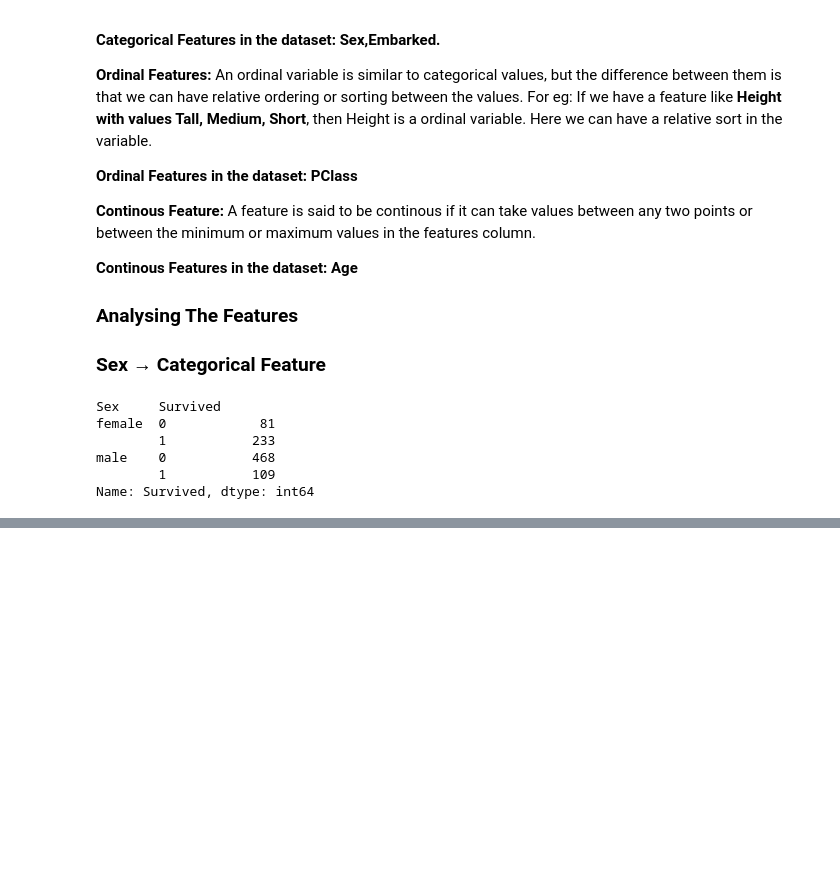
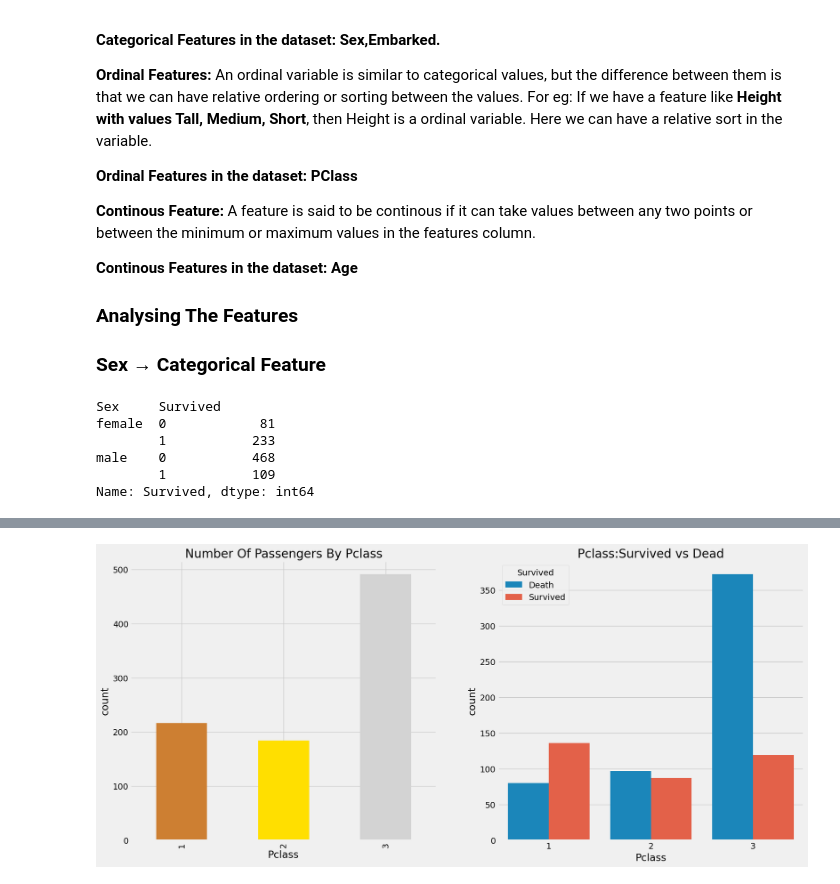
Before and after one commit to shinyfe74/Titanic_Prediction, a Jupyter notebook: EDA_to_Pred.ipynb, the cells around one changed output, grey strips where cells are left out. Cells and saved outputs as stored; diff of their text form; code cells hidden in the pictures; blank space fills up the shorter version.

```diff
--- a/EDA_to_Pred.ipynb
+++ b/EDA_to_Pred.ipynb
@@ -147,0 +177,12 @@ Name: Survived, dtype: int64
+# %%
+f, ax = plt.subplots(1,2, figsize=(18,8))
+data['Pclass'].value_counts().sort_index().plot.bar(color=['#CD7F32','#FFDF00','#D3D3D3'],ax=ax[0])
+#data[['Pclass', 'Survived']].groupby(['Pclass']).mean().plot.bar(ax=ax[0])
+ax[0].set_title('Number Of Passengers By Pclass')
+ax[0].set_ylabel('count')
+sns.countplot(x=data['Pclass'],hue='Survived',data=data,ax=ax[1])
+ax[1].legend(title='Survived', labels=["Death","Survived"])
+ax[1].set_title('Pclass:Survived vs Dead')
+plt.show()
+# %% [output]
+[figure, added]
```
Also changed, not shown: parts of 5 cells of this notebook.
